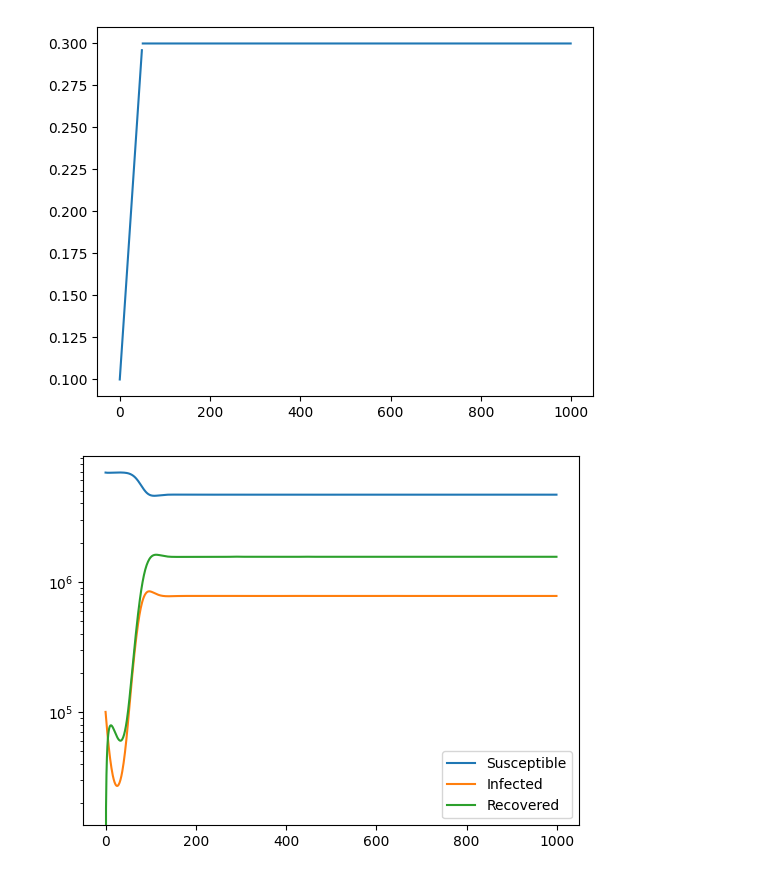
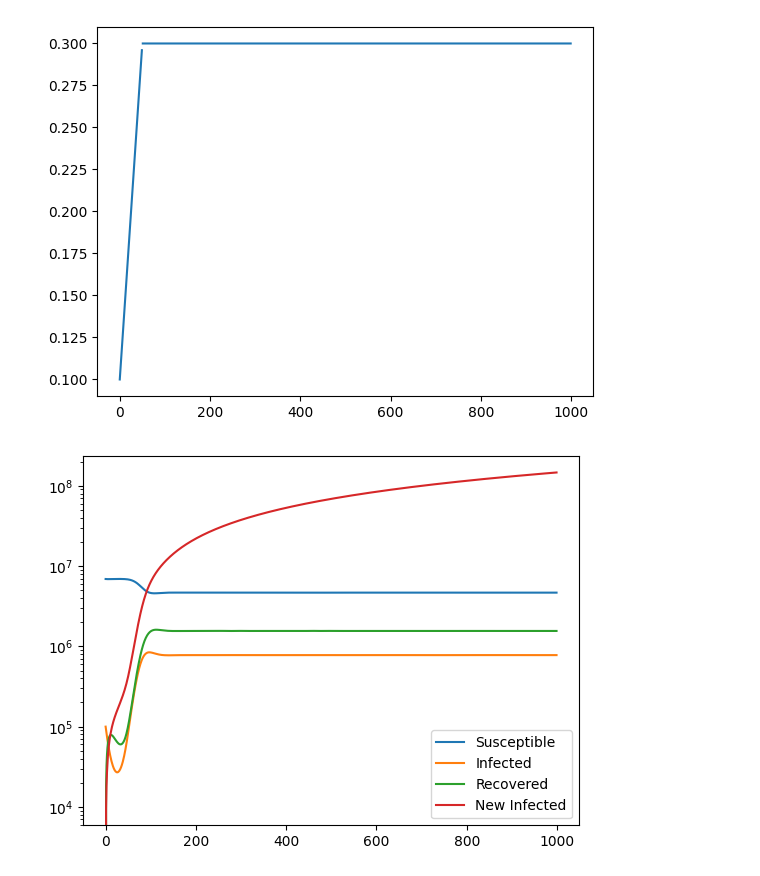
Before and after one commit to atiumcache/PF_forecast, a Jupyter notebook: juptyer notebooks/JacobianAndSim.ipynb, the cells around one changed output. Cells and saved outputs as stored; diff of their text form; code cells hidden in the pictures.

```diff
--- a/juptyer notebooks/JacobianAndSim.ipynb
+++ b/juptyer notebooks/JacobianAndSim.ipynb
@@ -24,39 +24,41 @@ plt.show()
 
 def RHS(t,state,beta,gamma,eta):
 
-    S,I,R = state
+    S,I,R,old_I = state
+
+    new_I = beta(t)*S*I/N
 
     dS = -beta(t)*S * I/N + eta * R
     dI = beta(t)*S*I/N - gamma * I
     dR = gamma * I - eta* R
 
-    return np.array([dS,dI,dR])
+    return np.array([dS,dI,dR,new_I])
 
 
 # C  = sym.symbols('state[0], state[1],state[2]')
 # t0 = sym.symbols('t0')
 # beta = sym.symbols('beta')
 # gamma = sym.symbols('gamma')
 # ydot = RHS(t0,C,beta,gamma)
 # J = sym.Matrix(ydot).jacobian(C)
 # J_func = sym.lambdify((t0,C,beta,gamma), J)
 
 
 initial_infected = 100_000
 t_span = (0.0, 1000.0)
-y0 = [7_000_000-initial_infected,initial_infected,0]
+y0 = [7_000_000-initial_infected,initial_infected,0,0]
 result_solve_ivp = solve_ivp(RHS, t_span, y0,args=(beta_func,0.2,0.1),t_eval = np.linspace(0,1000,1000))
 
-labels = ['Susceptible','Infected','Recovered']
+labels = ['Susceptible','Infected','Recovered','New Infected']
 
 sim_data = result_solve_ivp.y[1,:]
 plt.yscale('log')
-for i in range(3):
+for i in range(4):
     plt.plot(np.arange(0,1000),result_solve_ivp.y[i,:],label = labels[i])
 
 plt.legend()
 
 pd.DataFrame(sim_data).to_csv('../datasets/SIR_SIM_DATA.csv')
 # %% [output]
 [figure]
-[figure, old version]
+[figure, new version]
```
Also changed, not shown: 16 other files.
